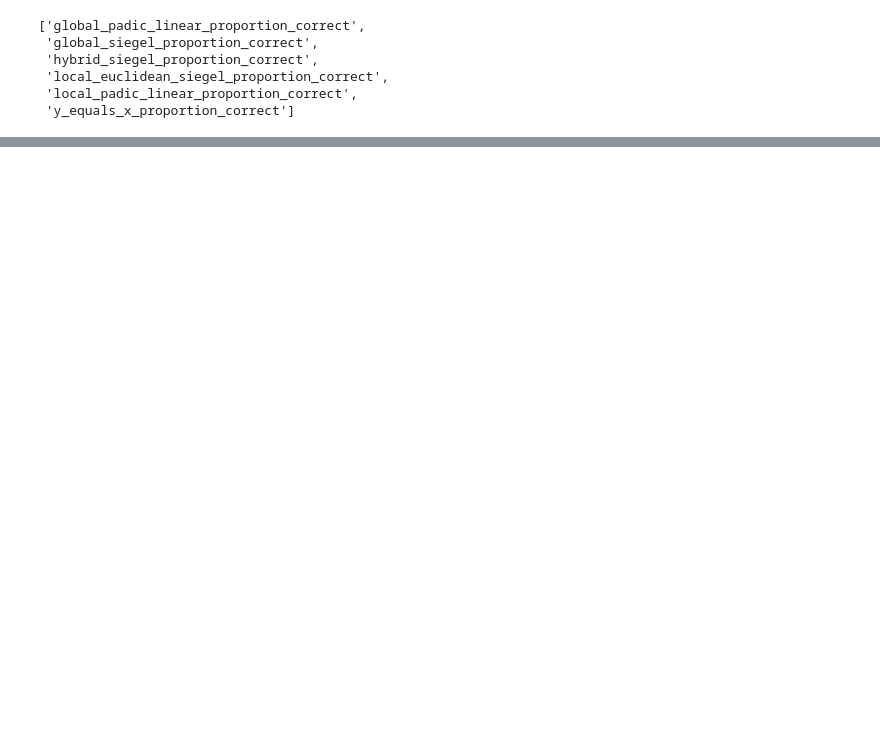
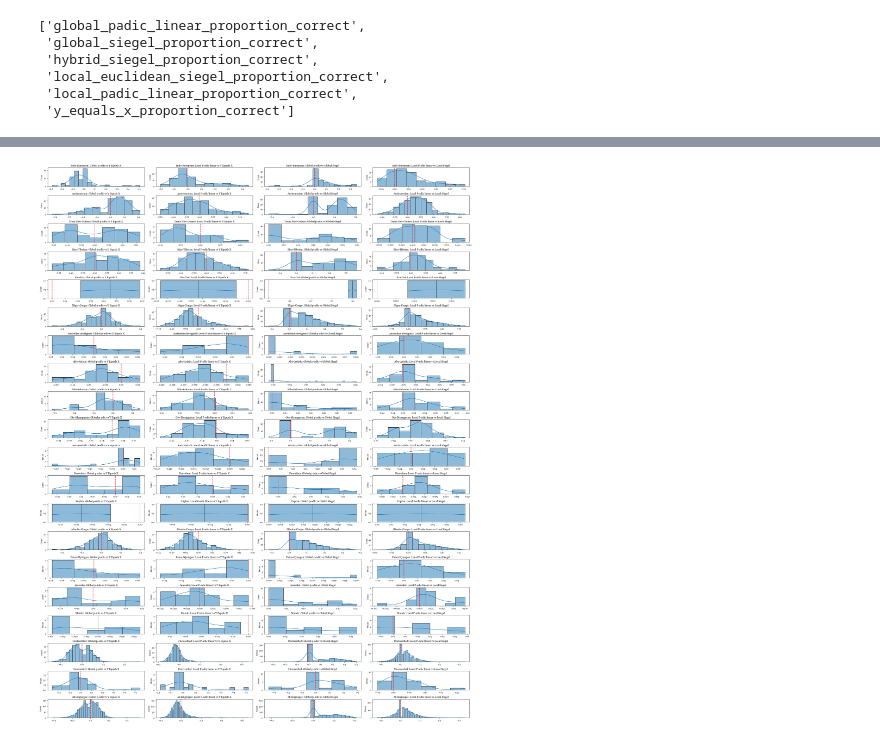
Before and after one commit to solresol/padiclinear, a Jupyter notebook: evaluations/statistical-tests-and-graphs.ipynb, the cells around one changed output, grey strips where cells are left out. Saved outputs shown, nothing was run; the diff lists cells and outputs as text; code cells hidden in the pictures; blank space fills up the shorter version.

Commit message:
A few colour, font and shape changes to suit my thesis.

```diff
--- a/evaluations/statistical-tests-and-graphs.ipynb
+++ b/evaluations/statistical-tests-and-graphs.ipynb
@@ -18,6 +19,8 @@ import psycopg2
 import configparser
 import sqlalchemy
 import seaborn
+# %%
+matplotlib.pyplot.rcParams["font.family"] = 'Georgia'
 # %%
 config = configparser.ConfigParser()
 #config.read(args.pgconf)
@@ -298,14 +202,0 @@ comparison_pairs = [('y_equals_x_proportion_correct', 'global_padic_linear_propo
-# %%
-language_p_values = []
-for family in language_family_columns + extra_families:
-    record = {'family': family }
-    for comparison in comparison_pairs:
-        l,r = comparison
-        l_name = " ".join(l.split('_')[:-2])
-        r_name = " ".join(r.split('_')[:-2])
-        subset = by_language[by_language[family]]
-        p = scipy.stats.mannwhitneyu(subset[l], subset[r]).pvalue
-        record[(l_name, r_name)] = p
-    language_p_values.append(record)
-language_p_values = pandas.DataFrame.from_records(language_p_values).set_index('family')
-language_p_values
@@ -451,0 +203,29 @@ df[(df.bible_version_id == 779) & (df.tokenisation_method_id == 'unigram') & (df
+# %%
+comparison_pairs = [( 'global_padic_linear_proportion_correct', 'y_equals_x_proportion_correct'),
+                    ('local_padic_linear_proportion_correct', 'y_equals_x_proportion_correct'),
+                    ('global_padic_linear_proportion_correct', 'global_siegel_proportion_correct'),
+                    ('local_padic_linear_proportion_correct', 'local_euclidean_siegel_proportion_correct')
+                   ]
+
+number_of_experiments = len(language_family_columns + extra_families) * len(comparison_pairs)
+bonferroni = lambda p: 1 - (1-p)**number_of_experiments
+# %%
+diffs = []
+fig, axes = matplotlib.pyplot.subplots(
+    figsize=(7*len(comparison_pairs), 1.8*len(language_family_columns+extra_families)),
+    nrows=len(language_family_columns+extra_families),
+    ncols=len(comparison_pairs)
+)
+for i, family in enumerate(language_family_columns + extra_families):
+    for j, comparison in enumerate(comparison_pairs):
+        l,r = comparison
+        subset = by_language[by_language[family]]
+        diff = subset[l] - subset[r]
+        seaborn.histplot(data=diff, ax=axes[i][j], kde=True)
+        #axes[i][j].hist(diff)
+        axes[i][j].axvline(0, color="red", linestyle="--")
+        axes[i][j].set_title(f"{nice_language_family_names[family]}: {metric_renaming[l]} vs {metric_renaming[r]}")
+fig.tight_layout()
+fig.savefig("experiment-diffs-not-normal.png")
+# %% [output]
+[figure, added]
```
Also changed, not shown: parts of 57 cells of this notebook, 3 other files.
